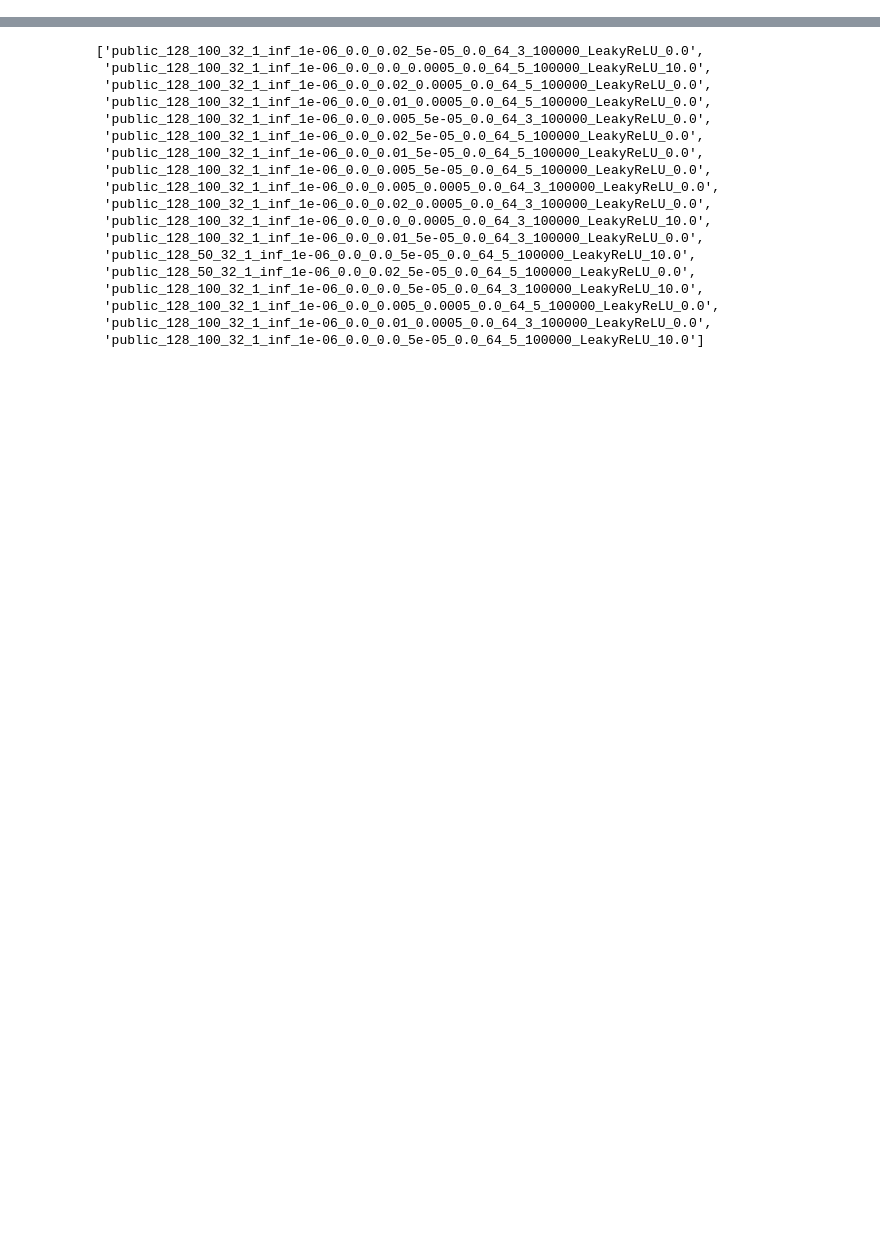
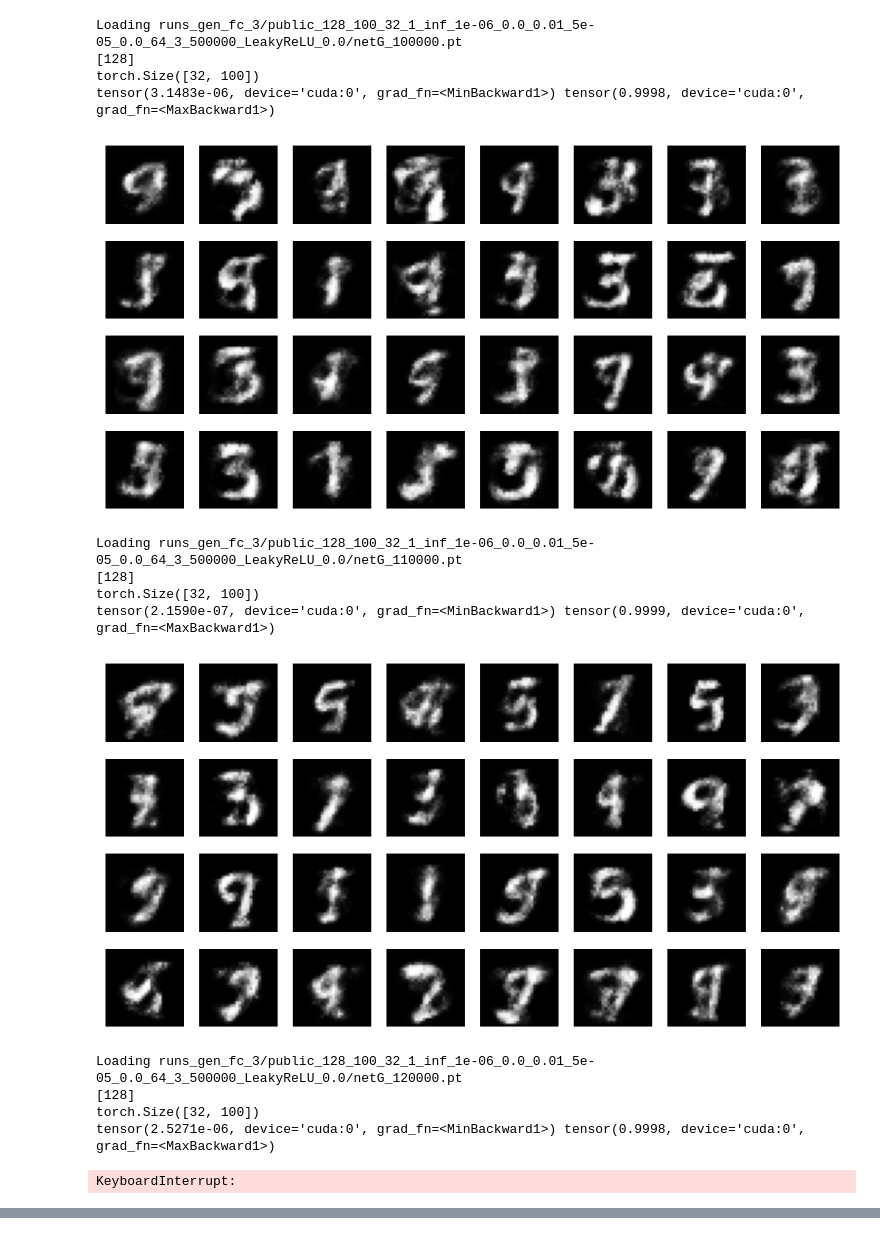
Before and after one commit to JasonTang99/p2, a Jupyter notebook: testing.ipynb, the cells around one changed output, grey strips where cells are left out. Drawn from its saved outputs; the diff is of its cells as text; code cells hidden in the pictures; blank space fills up the shorter version.

```diff
--- a/testing.ipynb
+++ b/testing.ipynb
@@ -27,0 +31,56 @@ from metrics import get_IS, get_FID
+# %%
+def generate_samples(G, args):
+    # G = Generator_MNIST(nz=args.nz, ngf=args.ngf, nc=args.nc).to(device)
+    # Generate Sample Images
+    noise = torch.randn(32, args.nz).to(device)
+    print(noise.shape)
+    fake = G(noise)
+    fake = fake.view(fake.size(0), 1, 28, 28)
+    print(torch.min(fake), torch.max(fake))
+
+    # Plot Sample Images
+    fig, ax = plt.subplots(4, 8, figsize=(10, 5))
+    for i in range(4):
+        for j in range(8):
+            ax[i, j].imshow(fake[i*8+j][0].detach().cpu().numpy(), cmap='gray')
+            ax[i, j].axis('off')
+    plt.show()
+    # Close Figure
+    plt.close()
+# %%
+# Load the generator
+# run_id = "/home/jason/p2/runs/private_16-12_100_32_1_inf_1e-06_0.0_0.01_0.0001_0.5_64_5_200000_LeakyReLU" # decent
+run_id = "/home/jason/p2/runs/private_16-12_100_32_1_inf_1e-06_0.4_0.005_0.0001_0.5_64_4_500000_LeakyReLU" # better
+run_id = "/home/jason/p2/runs/16-12_100_32_1_38.0_1e-06_0.05_0.01_0.0001_0.5_64_5_200000_LeakyReLU" # somewhat reasonable noised
+run_id = "/home/jason/p2/runs_gen_fc_3/public_128_100_32_1_inf_1e-06_0.0_0.01_5e-05_0.0_64_3_500000_LeakyReLU_0.0"
+
+run_id = run_id.split("/")[-1]
+run_fp = os.path.join('runs_gen_fc_3/', run_id)
+args = parse_run_id(run_id)
+
+for i in range(100000, 500000 + 1, 10000):
+    gen_fp = os.path.join(run_fp, 'netG_{}.pt'.format(i))
+    if os.path.exists(gen_fp):
+        print("Loading {}".format(gen_fp))
+
+        G = Generator_FC([128], args.nz).to(device)
+        G.load_state_dict(torch.load(gen_fp))
+        G.eval()
+
+        generate_samples(G, args)
+# %% [output]
+Loading runs_gen_fc_3/public_128_100_32_1_inf_1e-06_0.0_0.01_5e-05_0.0_64_3_500000_LeakyReLU_0.0/netG_100000.pt
+[128]
+torch.Size([32, 100])
+tensor(3.1483e-06, device='cuda:0', grad_fn=<MinBackward1>) tensor(0.9998, device='cuda:0', grad_fn=<MaxBackward1>)
+[figure, added]
+Loading runs_gen_fc_3/public_128_100_32_1_inf_1e-06_0.0_0.01_5e-05_0.0_64_3_500000_LeakyReLU_0.0/netG_110000.pt
+[128]
+torch.Size([32, 100])
+tensor(2.1590e-07, device='cuda:0', grad_fn=<MinBackward1>) tensor(0.9999, device='cuda:0', grad_fn=<MaxBackward1>)
+[figure, added]
+Loading runs_gen_fc_3/public_128_100_32_1_inf_1e-06_0.0_0.01_5e-05_0.0_64_3_500000_LeakyReLU_0.0/netG_120000.pt
+[128]
+torch.Size([32, 100])
+tensor(2.5271e-06, device='cuda:0', grad_fn=<MinBackward1>) tensor(0.9998, device='cuda:0', grad_fn=<MaxBackward1>)
+KeyboardInterrupt:
@@ -58,25 +116,5 @@ run_id = "16-12_100_32_1_50.0_1e-06_0.2_0.005_0.0001_0.5_64_4_300000_Tanh"
 run_fp = os.path.join('runs/', run_id)
 run_fp
 # %%
-import os
-
-os.listdir("runs_gen_fc/")
+fps = os.listdir("runs_gen_fc/")
+len(fps)
-# %% [output]
-['public_128_100_32_1_inf_1e-06_0.0_0.02_5e-05_0.0_64_3_100000_LeakyReLU_0.0',
- 'public_128_100_32_1_inf_1e-06_0.0_0.0_0.0005_0.0_64_5_100000_LeakyReLU_10.0',
- 'public_128_100_32_1_inf_1e-06_0.0_0.02_0.0005_0.0_64_5_100000_LeakyReLU_0.0',
- 'public_128_100_32_1_inf_1e-06_0.0_0.01_0.0005_0.0_64_5_100000_LeakyReLU_0.0',
- 'public_128_100_32_1_inf_1e-06_0.0_0.005_5e-05_0.0_64_3_100000_LeakyReLU_0.0',
- 'public_128_100_32_1_inf_1e-06_0.0_0.02_5e-05_0.0_64_5_100000_LeakyReLU_0.0',
- 'public_128_100_32_1_inf_1e-06_0.0_0.01_5e-05_0.0_64_5_100000_LeakyReLU_0.0',
- 'public_128_100_32_1_inf_1e-06_0.0_0.005_5e-05_0.0_64_5_100000_LeakyReLU_0.0',
- 'public_128_100_32_1_inf_1e-06_0.0_0.005_0.0005_0.0_64_3_100000_LeakyReLU_0.0',
- 'public_128_100_32_1_inf_1e-06_0.0_0.02_0.0005_0.0_64_3_100000_LeakyReLU_0.0',
- 'public_128_100_32_1_inf_1e-06_0.0_0.0_0.0005_0.0_64_3_100000_LeakyReLU_10.0',
- 'public_128_100_32_1_inf_1e-06_0.0_0.01_5e-05_0.0_64_3_100000_LeakyReLU_0.0',
- 'public_128_50_32_1_inf_1e-06_0.0_0.0_5e-05_0.0_64_5_100000_LeakyReLU_10.0',
- 'public_128_50_32_1_inf_1e-06_0.0_0.02_5e-05_0.0_64_5_100000_LeakyReLU_0.0',
- 'public_128_100_32_1_inf_1e-06_0.0_0.0_5e-05_0.0_64_3_100000_LeakyReLU_10.0',
- 'public_128_100_32_1_inf_1e-06_0.0_0.005_0.0005_0.0_64_5_100000_LeakyReLU_0.0',
- 'public_128_100_32_1_inf_1e-06_0.0_0.01_0.0005_0.0_64_3_100000_LeakyReLU_0.0',
- 'public_128_100_32_1_inf_1e-06_0.0_0.0_5e-05_0.0_64_5_100000_LeakyReLU_10.0']
```
Also changed, not shown: parts of 14 cells of this notebook, 9 other files.
